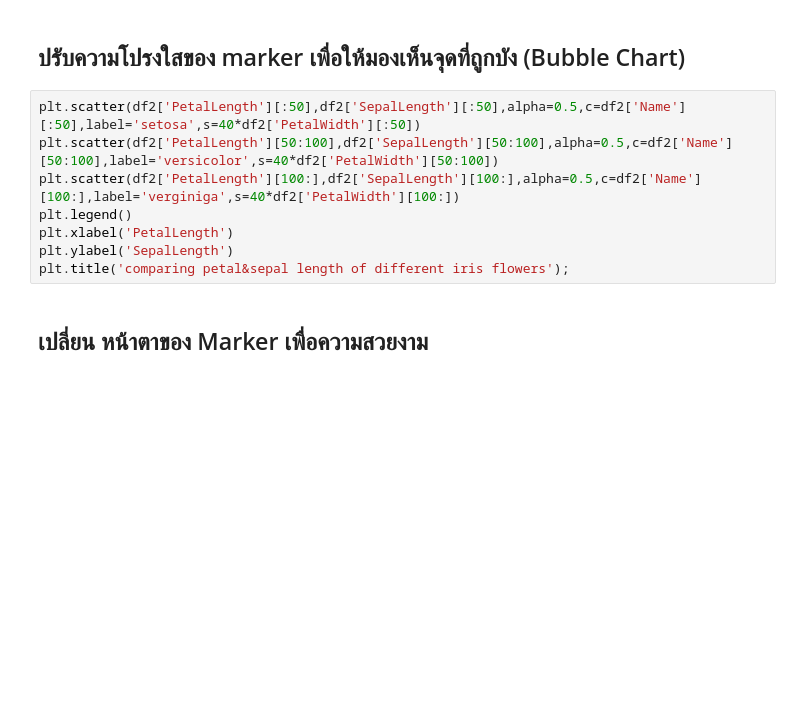
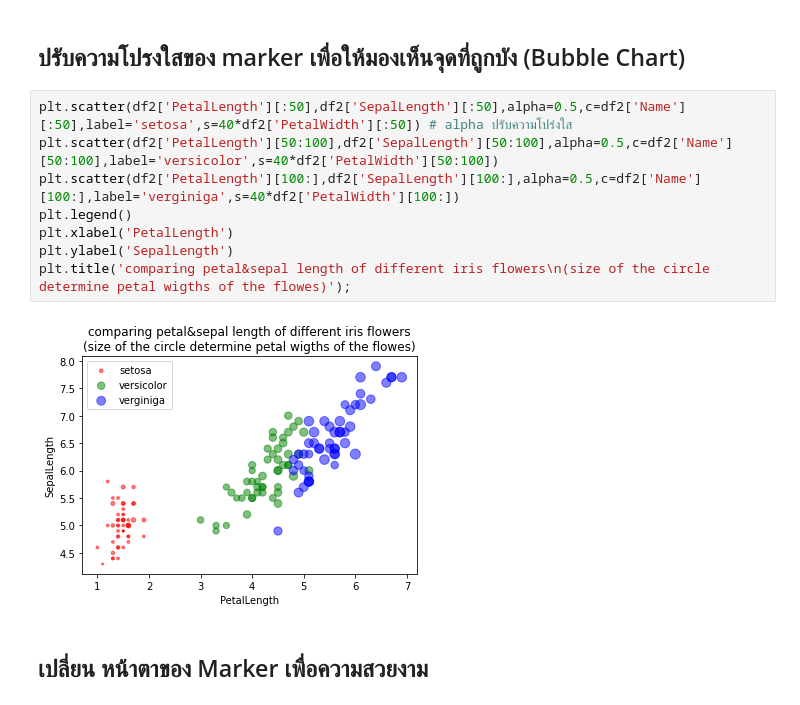
Before and after one commit to PatchareepornT/Basicprg_DataViz65, a Jupyter notebook: DataViz02_Data_Distribution_.ipynb, the cells around one changed output. Cells and saved outputs as stored; diff of their text form; blank space fills up the shorter version.

```diff
--- a/DataViz02_Data_Distribution_.ipynb
+++ b/DataViz02_Data_Distribution_.ipynb
@@ -106,13 +127,15 @@ plt.title('comparing petal&sepal length of different iris flowers');
 # %% [markdown]
 ## ปรับความโปรงใสของ marker เพื่อให้มองเห็นจุดที่ถูกบัง (Bubble Chart)
 # %%
-plt.scatter(df2['PetalLength'][:50],df2['SepalLength'][:50],alpha=0.5,c=df2['Name'][:50],label='setosa',s=40*df2['PetalWidth'][:50])
+plt.scatter(df2['PetalLength'][:50],df2['SepalLength'][:50],alpha=0.5,c=df2['Name'][:50],label='setosa',s=40*df2['PetalWidth'][:50]) # alpha ปรับความโปร่งใส
 plt.scatter(df2['PetalLength'][50:100],df2['SepalLength'][50:100],alpha=0.5,c=df2['Name'][50:100],label='versicolor',s=40*df2['PetalWidth'][50:100])
 plt.scatter(df2['PetalLength'][100:],df2['SepalLength'][100:],alpha=0.5,c=df2['Name'][100:],label='verginiga',s=40*df2['PetalWidth'][100:])
 plt.legend()
 plt.xlabel('PetalLength')
 plt.ylabel('SepalLength')
-plt.title('comparing petal&sepal length of different iris flowers');
+plt.title('comparing petal&sepal length of different iris flowers\n(size of the circle determine petal wigths of the flowes)');
+# %% [output]
+[figure, added]
 # %% [markdown]
 ## เปลี่ยน หน้าตาของ Marker เพื่อความสวยงาม
 # %%
```
Also changed, not shown: parts of 77 cells of this notebook.
